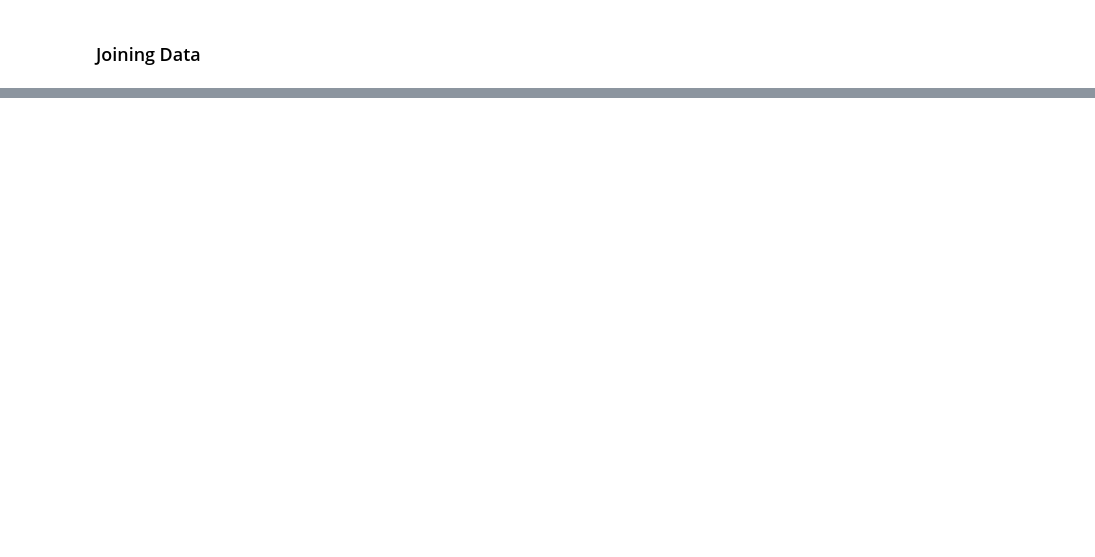
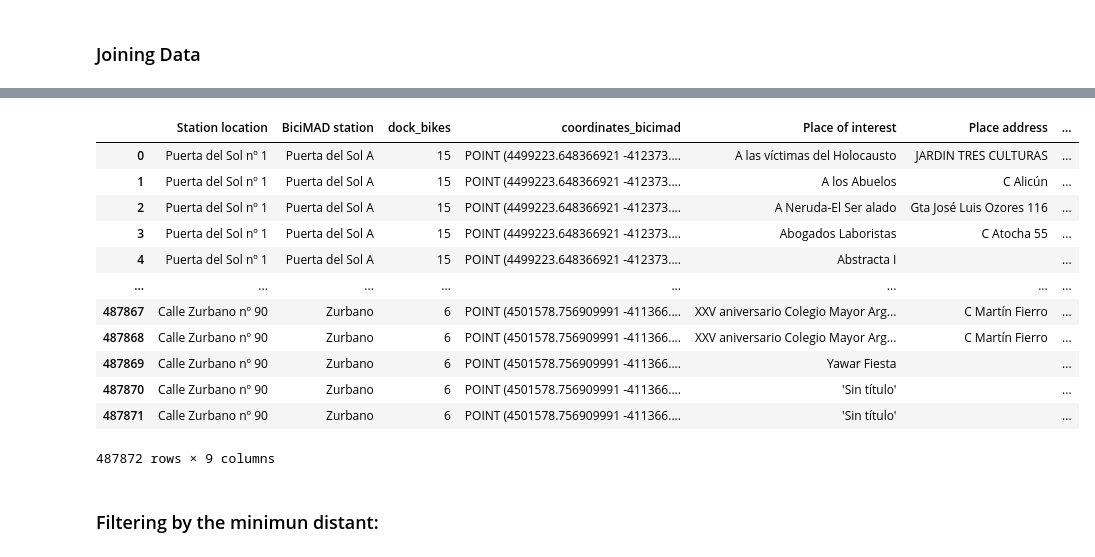
Before and after one commit to Malvagfr/ih_datamadpt1121_project_m1, a Jupyter notebook: notebooks/adquisition_module.ipynb, the cells around one changed output, grey strips where cells are left out. Saved outputs shown, nothing was run; the diff lists cells and outputs as text; code cells hidden in the pictures; blank space fills up the shorter version.

```diff
--- a/notebooks/adquisition_module.ipynb
+++ b/notebooks/adquisition_module.ipynb
@@ -107,2 +198,0 @@ interest_points_bicimad
-# %%
-interest_points_bicimad[["long_finish", "lat_finish","lat_start","long_start"]] = interest_points_bicimad[["long_finish", "lat_finish","lat_start","long_start"]].apply(pd.to_numeric)
@@ -161,0 +201,4 @@ interest_points_test
+# %%
+%%time
+distance=interest_points_bicimad.apply(lambda x: distance_meters_from_mercator(x['coordinates_interest_points'],
+                                                              x['coordinates_bicimad']), axis=1)
@@ -161,0 +208,18 @@ interest_points_test
+# %%
+interest_points_bicimad["distance"]=distance
+# %%
+interest_points_bicimad
+# %% [output]
+|  | Station location | BiciMAD station | dock_bikes | coordinates_bicimad | Place of interest | Place address | ... |
+| 0 | Puerta del Sol nº 1 | Puerta del Sol A | 15 | POINT (4499223.648366921 -412373.... | A las víctimas del Holocausto | JARDIN TRES CULTURAS | ... |
+| 1 | Puerta del Sol nº 1 | Puerta del Sol A | 15 | POINT (4499223.648366921 -412373.... | A los Abuelos | C Alicún | ... |
+| 2 | Puerta del Sol nº 1 | Puerta del Sol A | 15 | POINT (4499223.648366921 -412373.... | A Neruda-El Ser alado | Gta José Luis Ozores 116 | ... |
+| 3 | Puerta del Sol nº 1 | Puerta del Sol A | 15 | POINT (4499223.648366921 -412373.... | Abogados Laboristas | C Atocha 55 | ... |
+| 4 | Puerta del Sol nº 1 | Puerta del Sol A | 15 | POINT (4499223.648366921 -412373.... | Abstracta I |  | ... |
+| ... | ... | ... | ... | ... | ... | ... | ... |
+| 487867 | Calle Zurbano nº 90 | Zurbano | 6 | POINT (4501578.756909991 -411366.... | XXV aniversario Colegio Mayor Arg... | C Martín Fierro | ... |
+| 487868 | Calle Zurbano nº 90 | Zurbano | 6 | POINT (4501578.756909991 -411366.... | XXV aniversario Colegio Mayor Arg... | C Martín Fierro | ... |
+| 487869 | Calle Zurbano nº 90 | Zurbano | 6 | POINT (4501578.756909991 -411366.... | Yawar Fiesta |  | ... |
+| 487870 | Calle Zurbano nº 90 | Zurbano | 6 | POINT (4501578.756909991 -411366.... | 'Sin título' |  | ... |
+| 487871 | Calle Zurbano nº 90 | Zurbano | 6 | POINT (4501578.756909991 -411366.... | 'Sin título' |  | ... |
+487872 rows × 9 columns
@@ -161,0 +228,2 @@ interest_points_test
+# %% [markdown]
+### Filtering by the minimun distant:
```
Also changed, not shown: parts of 59 cells of this notebook, 7 other files.
